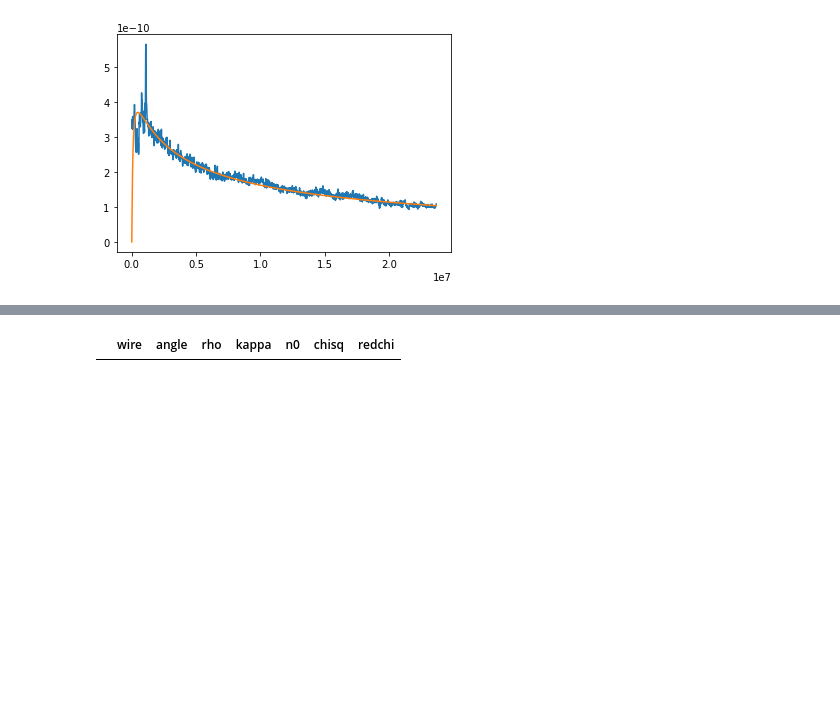
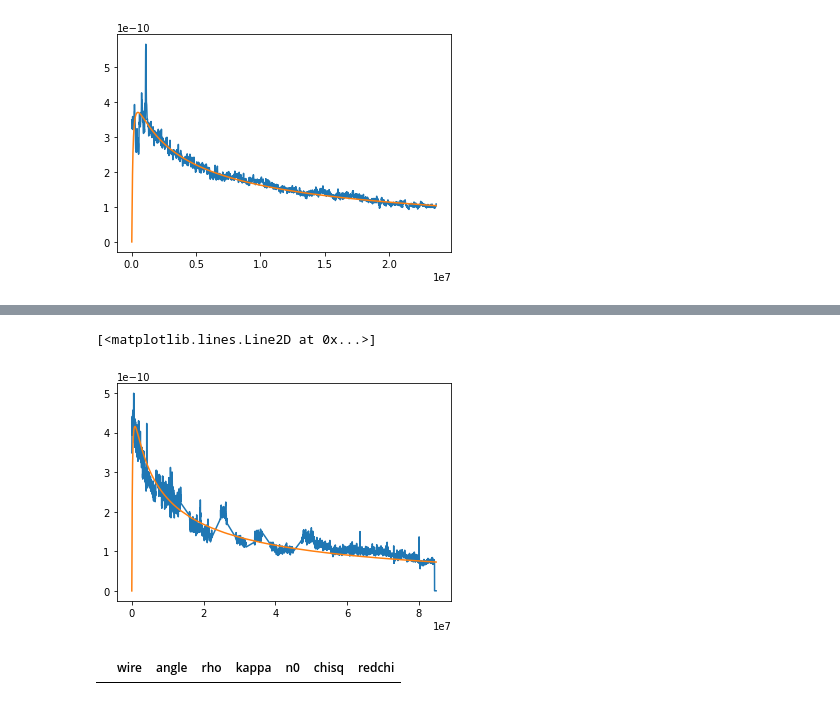
Before and after one commit to carlidel/wire_compensator_data, a Jupyter notebook: generic_fits.ipynb, the cells around one changed output, grey strips where cells are left out. Drawn from its saved outputs; the diff is of its cells as text; code cells hidden in the pictures; blank space fills up the shorter version.

```diff
--- a/generic_fits.ipynb
+++ b/generic_fits.ipynb
@@ -746,3 +752,9 @@ plt.plot(best_fits_2[0]["xdata"], best_fits_2[0]["ydata"] - best_fits_2[0]["lmfi
+# %%
+plt.plot(best_fits_2[-1]["xdata"], best_fits_2[-1]["ydata"], label="data")
+plt.plot(best_fits_2[-1]["xdata"], best_fits_2[-1]["ydata"] - best_fits_2[-1]["lmfit"].residual, label="residual")
+# %% [output]
+[<matplotlib.lines.Line2D at 0x...>]
+[figure, added]
 # %%
 best_fits_2_b1 = pd.DataFrame(
     columns=["wire", "angle", "rho", "kappa", "n0", "chisq", "redchi"]
```
Also changed, not shown: parts of 1 cell of this notebook, 1 other file.
